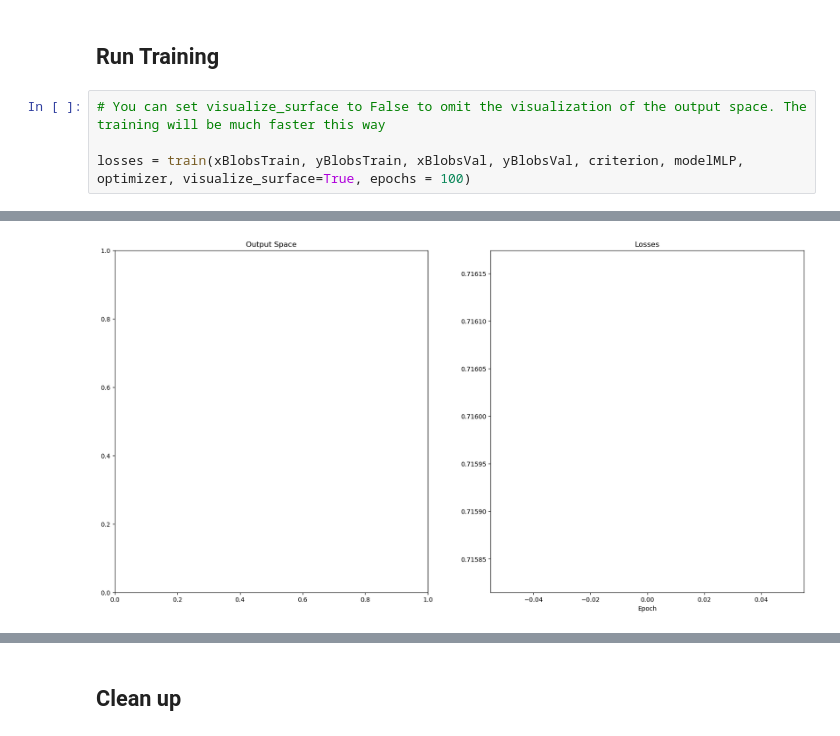
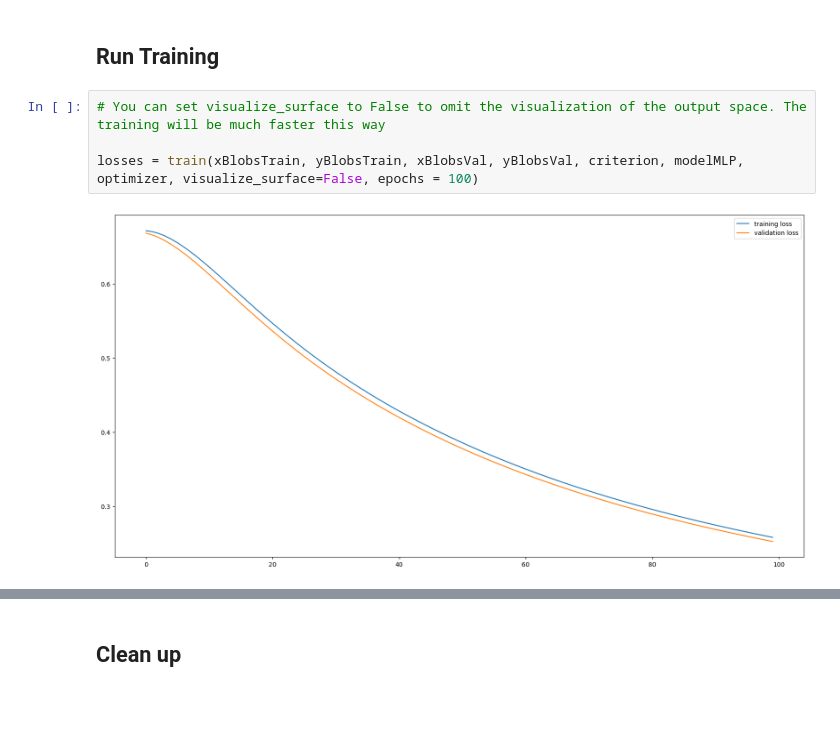
Before and after one commit to la1qa/XNAP-104407, a Jupyter notebook: W03_01_Intro_MLP.ipynb, the cells around one changed output, grey strips where cells are left out. Drawn from its saved outputs; the diff is of its cells as text; blank space fills up the shorter version.

```diff
--- a/W03_01_Intro_MLP.ipynb
+++ b/W03_01_Intro_MLP.ipynb
@@ -336,5 +336,6 @@ def calculateLossAcc(criterion, model, x, y):
 # %%
 # You can set visualize_surface to False to omit the visualization of the output space. The training will be much faster this way
 
-losses = train(xBlobsTrain, yBlobsTrain, xBlobsVal, yBlobsVal, criterion, modelMLP, optimizer, visualize_surface=True, epochs = 100)
+losses = train(xBlobsTrain, yBlobsTrain, xBlobsVal, yBlobsVal, criterion, modelMLP, optimizer, visualize_surface=False, epochs = 100)
 # %% [output]
+[figure, new version]
@@ -342,4 +344,3 @@ AssertionError: Torch not compiled with CUDA enabled
-[figure, old version]
 # %%
 # Draw plots once at the end
 
```
Also changed, not shown: parts of 10 cells of this notebook.
